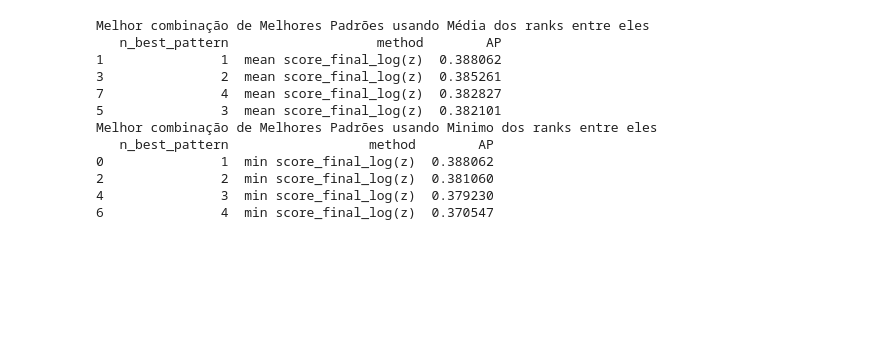
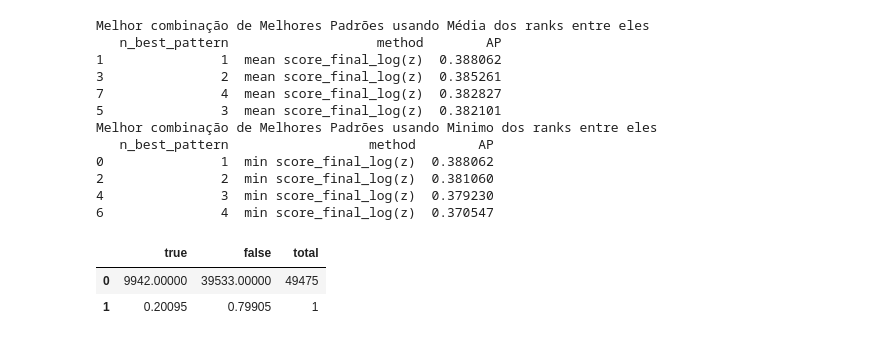
Before and after one commit to eraldoluis/hyper_bert, a Jupyter notebook: nb/english/best_pattern_HypeNet_train.ipynb, the cells around one changed output. Drawn from its saved outputs; the diff is of its cells as text; code cells hidden in the pictures; blank space fills up the shorter version.

```diff
--- a/nb/english/best_pattern_HypeNet_train.ipynb
+++ b/nb/english/best_pattern_HypeNet_train.ipynb
@@ -124,3 +124,11 @@ Melhor combinação de Melhores Padrões usando Minimo dos ranks entre eles
 2               2  min score_final_log(z)  0.381060
 4               3  min score_final_log(z)  0.379230
 6               4  min score_final_log(z)  0.370547
+# %%
+# balanceamento do dataset inteiro
+df_size = nb_utils.balanceamento_all(df_with_oov, patterns=pattern_unique)
+df_size
+# %% [output]
+|  | true | false | total |
+| 0 | 9942.00000 | 39533.00000 | 49475 |
+| 1 | 0.20095 | 0.79905 | 1 |
```
Also changed, not shown: 2 other files.
